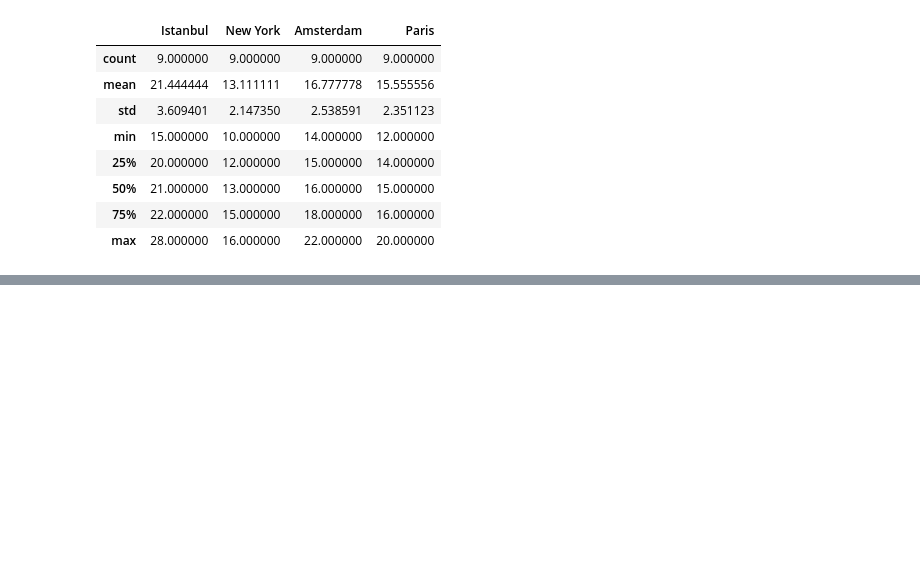
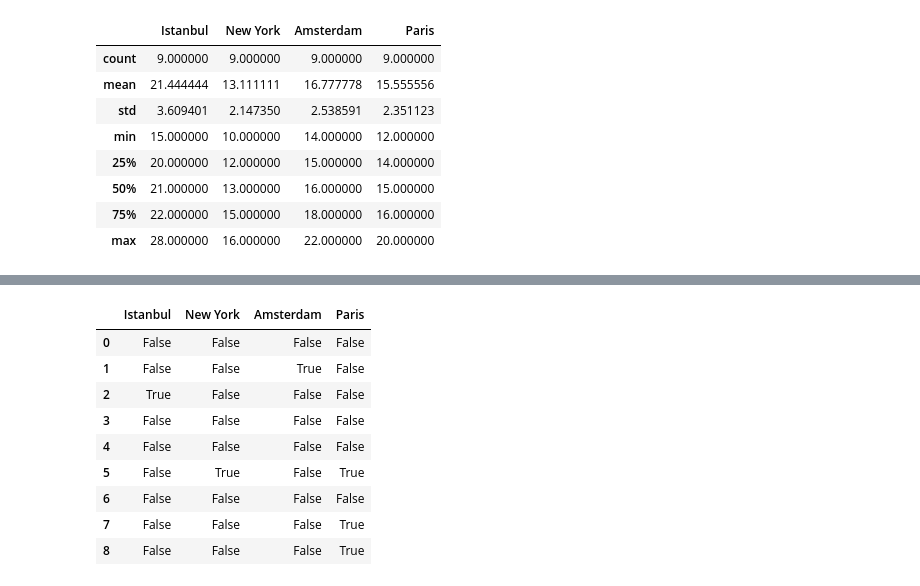
Before and after one commit to EdipMangtay/DataScience, a Jupyter notebook: Pandas/DataFrameOperastions.ipynb, the cells around one changed output, grey strips where cells are left out. Saved outputs shown, nothing was run; the diff lists cells and outputs as text; code cells hidden in the pictures; blank space fills up the shorter version.

```diff
--- a/Pandas/DataFrameOperastions.ipynb
+++ b/Pandas/DataFrameOperastions.ipynb
@@ -63,0 +102,13 @@ weather_df.describe()
+# %%
+weather_na_df.isna() #Bool olarak burada null değerleri verir
+# %% [output]
+|  | Istanbul | New York | Amsterdam | Paris |
+| 0 | False | False | False | False |
+| 1 | False | False | True | False |
+| 2 | True | False | False | False |
+| 3 | False | False | False | False |
+| 4 | False | False | False | False |
+| 5 | False | True | False | True |
+| 6 | False | False | False | False |
+| 7 | False | False | False | True |
+| 8 | False | False | False | True |
```
Also changed, not shown: parts of 21 cells of this notebook.
